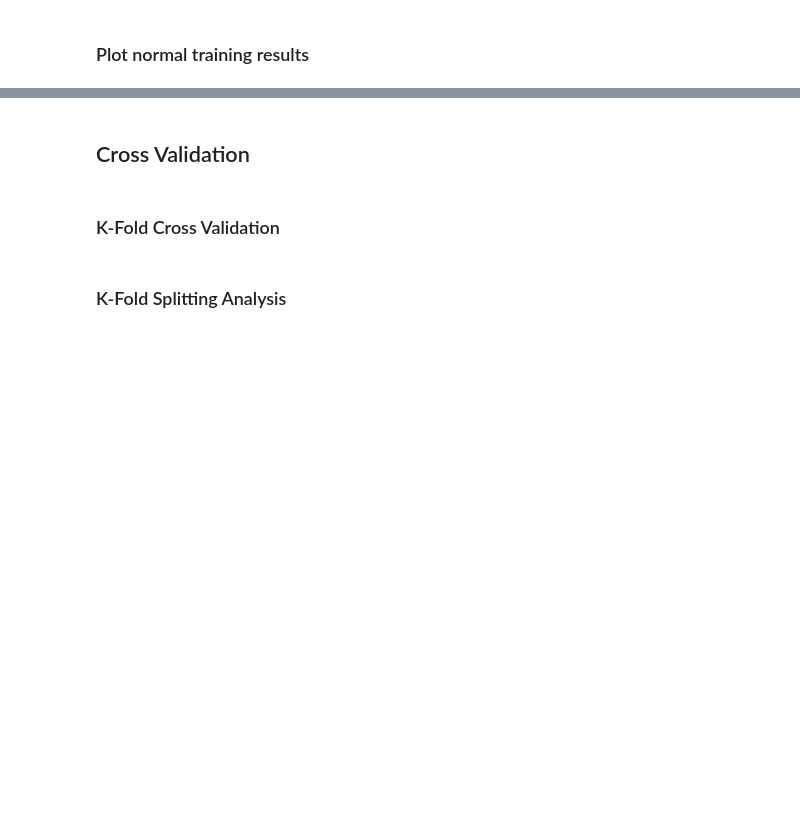
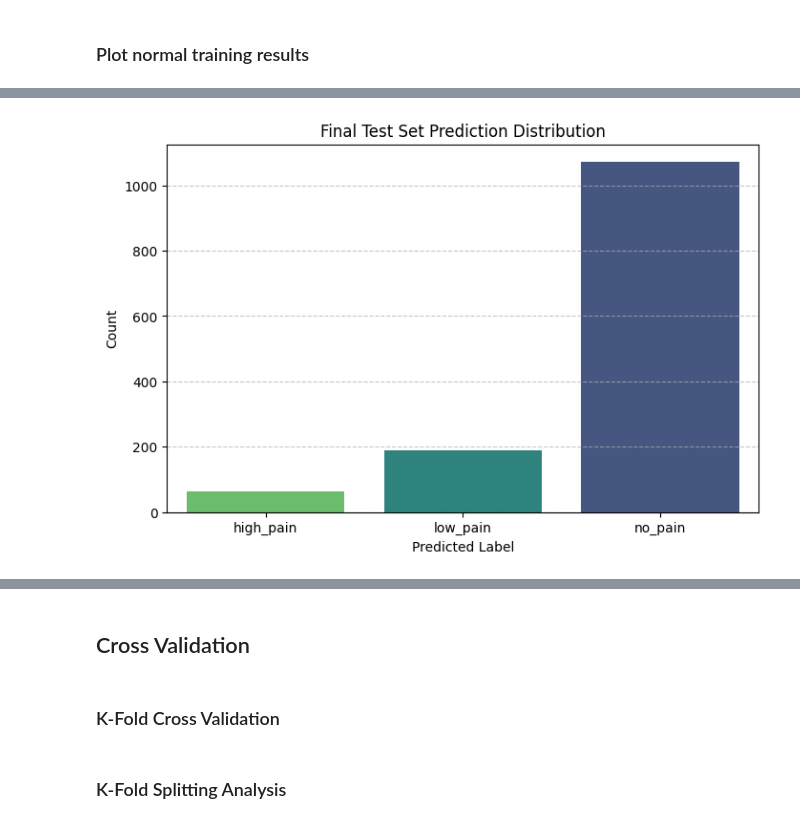
Before and after one commit to jonelrelucio/AN2DL-2025, a Jupyter notebook: challenge1.ipynb, the cells around one changed output, grey strips where cells are left out. Saved outputs shown, nothing was run; the diff lists cells and outputs as text; code cells hidden in the pictures; blank space fills up the shorter version.

```diff
--- a/challenge1.ipynb
+++ b/challenge1.ipynb
@@ -1934,0 +2160,91 @@ if NORMAL_TRAINING:
+# %%
+
+print("\n--- 📊 Starting Test Prediction Analysis ---")
+
+# Ensure the required variables exist
+if 'submission_df' not in locals() or 'mean_probs_per_sample' not in locals():
+    print("ERROR: 'submission_df' or 'mean_probs_per_sample' not found.")
+    print("Please run the 'Test set prediction' cell before this one.")
+else:
+    # =============================================================================
+    # --- 1. Plot Final Prediction Distribution ---
+    # =============================================================================
+    print("\n--- Final Test Set Predictions Summary ---")
+    print(submission_df['label'].value_counts(normalize=True))
+    print("---")
+
+    plt.figure(figsize=(8, 5))
+    sns.countplot(x='label', data=submission_df, order=sorted(label_map.keys()), palette="viridis", hue='label', legend=False)
+    plt.title('Final Test Set Prediction Distribution')
+    plt.xlabel('Predicted Label')
+    plt.ylabel('Count')
+    plt.grid(axis='y', linestyle='--', alpha=0.7)
+    plt.show()
+
+    # =============================================================================
+    # --- 2. Plot Final Prediction Confidence ---
+    # =============================================================================
+    # Get the confidence (max probability) for the final chosen label
+    final_confidences = mean_probs_per_sample.max(axis=1)
+
+    plt.figure(figsize=(10, 5))
+    sns.histplot(final_confidences, kde=True, bins=30, color='skyblue')
+    plt.title('Histogram of Final Prediction Confidences')
+    plt.xlabel('Confidence (Mean Probability of Predicted Class)')
+    plt.ylabel('Sample Count')
+    plt.grid(axis='y', linestyle='--', alpha=0.7)
+    plt.show()
+
+    # =============================================================================
+    # --- 3. Analyze Most Confused Samples ---
+    # =============================================================================
+
+    # Calculate confidence margin (difference between 1st and 2nd highest prob)
+    sorted_probs = np.sort(mean_probs_per_sample.values, axis=1)
+    top_1_probs = sorted_probs[:, -1]
+    top_2_probs = sorted_probs[:, -2]
+
+    # Use a copy to avoid SettingWithCopyWarning
+    analysis_probs_df = mean_probs_per_sample.copy()
+    analysis_probs_df['confidence_margin'] = top_1_probs - top_2_probs
+
+    print("\n--- Top 5 Most Confused Samples (Smallest Confidence Margin) ---")
+    print(analysis_probs_df.nsmallest(5, 'confidence_margin')[['confidence_margin'] + score_cols])
+    print("\n")
+
+    # --- 4d. Plot Window-by-Window Probabilities for Confused Samples ---
+    most_confused_samples_df = analysis_probs_df.nsmallest(4, 'confidence_margin')
+    most_confused_indices = most_confused_samples_df.index
+
+    print(f"\n--- Plotting Window-by-Window Probabilities for Top {len(most_confused_indices)} Most Confused Samples ---")
+
+    fig, axes = plt.subplots(nrows=2, ncols=2, figsize=(20, 12))
+    for ax, sample_to_plot in zip(axes.flatten(), most_confused_indices):
+
+        # Get the final label for this sample
+        final_label_series = submission_df[submission_df['sample_index'] == sample_to_plot]['label']
+        final_label = final_label_series.values[0] if not final_label_series.empty else "Unknown"
+
+        # Get all window scores for this sample
+        df_sample = df_window_scores[df_window_scores['sample_index'] == sample_to_plot]
+
+        # Melt for plotting
+        df_sample_melted = df_sample.reset_index(drop=True).rename_axis('window_num').reset_index()
+        df_sample_melted = df_sample_melted.melt(
+            id_vars=['window_num'],
+            value_vars=score_cols,
+            var_name='class_label',
+            value_name='probability'
+        )
+
+        sns.lineplot(data=df_sample_melted, x='window_num', y='probability', hue='class_label', marker='o', ax=ax)
+        ax.set_title(f'Sample {sample_to_plot} (Final Label: {final_label})')
+        ax.set_xlabel('Window Number (Time)')
+        ax.set_ylabel('Softmax Probability')
+        ax.legend(title='Class')
+        ax.grid(alpha=0.3)
+
+    plt.suptitle('Window-by-Window Probabilities for Top 4 Most Confused Samples', fontsize=16, y=1.03)
+    plt.tight_layout()
+    plt.show()
+# %% [output]
@@ -1934,0 +2260 @@ if NORMAL_TRAINING:
+[figure, added]
```
Also changed, not shown: parts of 18 cells of this notebook.
